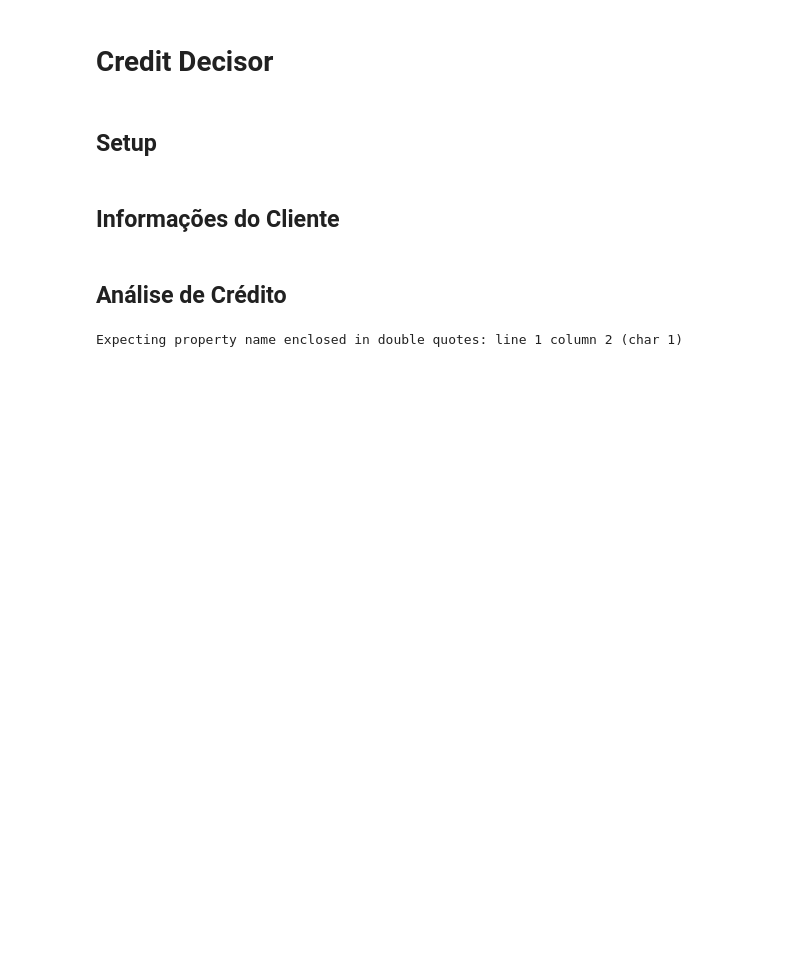
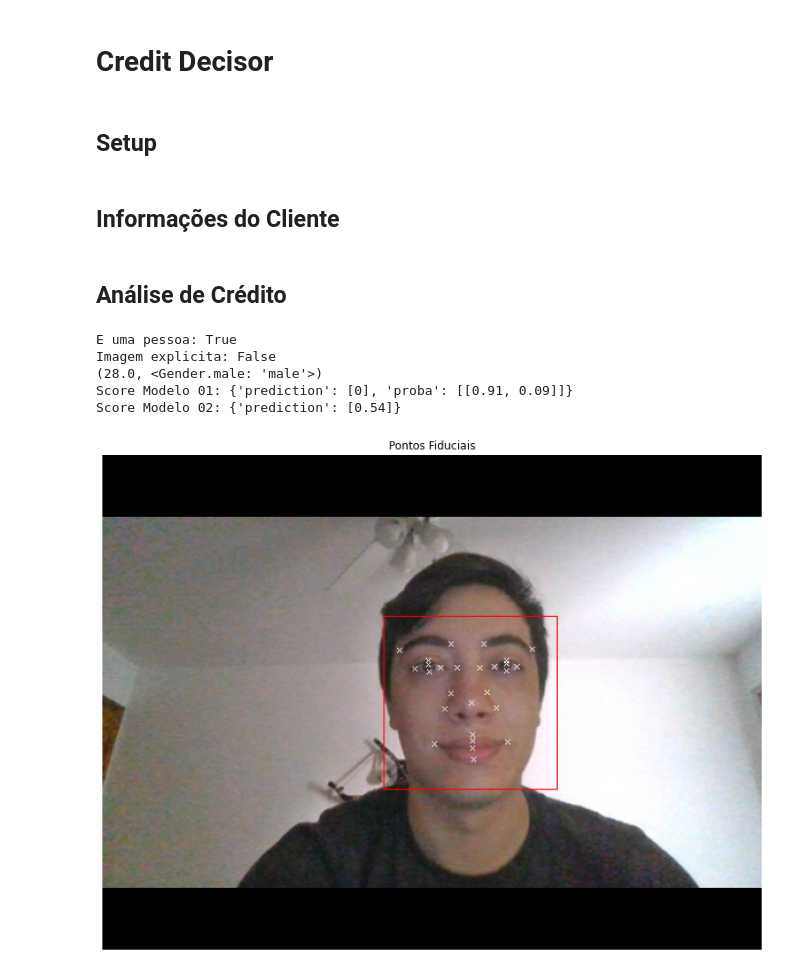
Before and after one commit to lennonalvesdias/credit-decisor, a Jupyter notebook: client/decisor.ipynb, the cells around one changed output. Cells and saved outputs as stored; diff of their text form; code cells hidden in the pictures; blank space fills up the shorter version.

Commit message:
run client

```diff
--- a/client/decisor.ipynb
+++ b/client/decisor.ipynb
@@ -2,5 +2,7 @@
 # Credit Decisor
 # %% [markdown]
 ## Setup
+# %%
+filename = 'photo.jpg'
 # %%
 %run helper.py
@@ -69,13 +73,19 @@ def predict_model(num, client):
 # %%
 try:
-#   with open(filename, 'r+b') as image:
-#     print(validate_person(image))
-#   with open(filename, 'r+b') as image:
-#     print(validate_explicit(image))
-#   with open(filename, 'r+b') as image:
-#     print(facial_recognition(face_client, image))
-  print(predict_model("01", person_client))
+  with open(filename, 'r+b') as image:
+    print(f'E uma pessoa: {validate_person(image)}')
+  with open(filename, 'r+b') as image:
+    print(f'Imagem explicita: {validate_explicit(image)}')
+  with open(filename, 'r+b') as image:
+    print(facial_recognition(face_client, image))
+  print(f'Score Modelo 01: {predict_model("01", person_client)}')
+  print(f'Score Modelo 02: {predict_model("02", person_client)}')
 except Exception as err:
   print(str(err))
 # %% [output]
-Expecting property name enclosed in double quotes: line 1 column 2 (char 1)
+E uma pessoa: True
+Imagem explicita: False
+(28.0, <Gender.male: 'male'>)
+Score Modelo 01: {'prediction': [0], 'proba': [[0.91, 0.09]]}
+Score Modelo 02: {'prediction': [0.54]}
+[figure, added]
```
Also changed, not shown: parts of 5 cells of this notebook, 3 other files.
